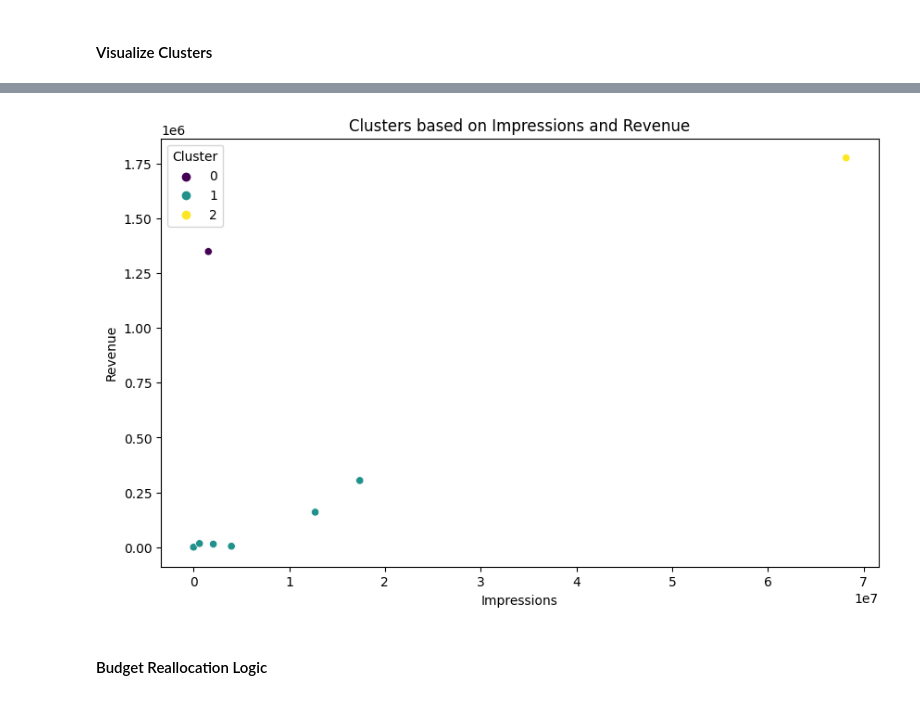
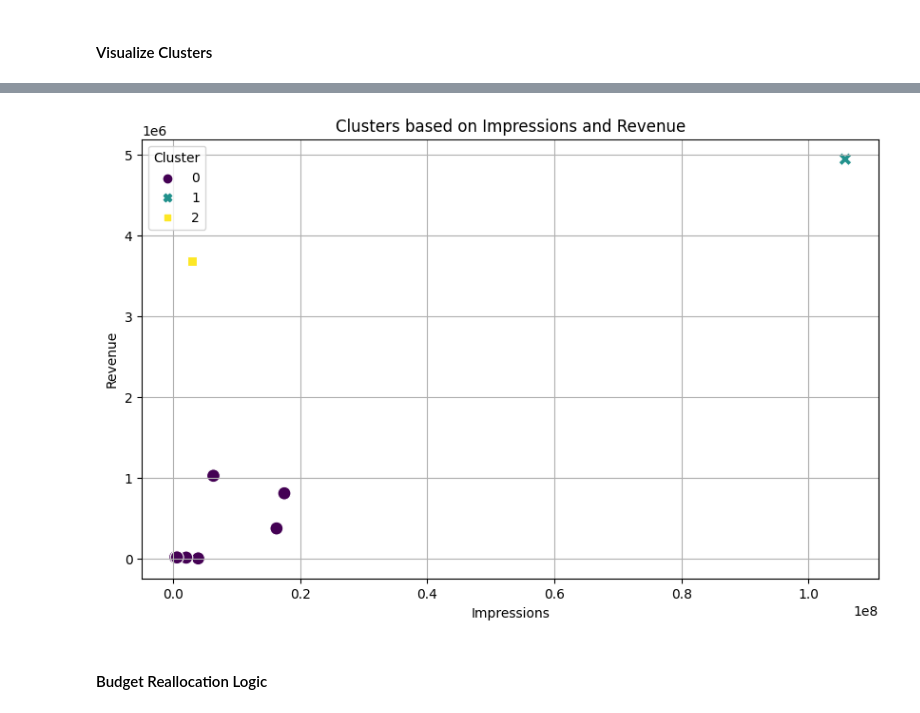
Before and after one commit to NITRR-Vivek/ai-media-ecommerce-investment-plan, a Jupyter notebook: code1.ipynb, the cells around one changed output, grey strips where cells are left out. Saved outputs shown, nothing was run; the diff lists cells and outputs as text; code cells hidden in the pictures.

```diff
--- a/code1.ipynb
+++ b/code1.ipynb
@@ -61,5 +166,7 @@ website_landings_df['Is Converted'] = website_landings_df['Is Converted'].astype
 # %%
-# Feature Engineering: Aggregating Data
-ads_data['CTR'] = ads_data['Clicks'] / ads_data['Impressions']
-ads_data['CPC'] = ads_data['Cost'] / ads_data['Clicks']
-ads_data['CPM'] = ads_data['Cost'] / ads_data['Impressions'] * 1000
+ads_data['CTR'] = ads_data['Clicks'] / ads_data['Impressions'] # Click-Through Rate
+ads_data['CPC'] = ads_data['Cost'] / ads_data['Clicks'] # Cost Per Click
+ads_data['CPA'] = ads_data['Cost'] / ads_data['Conversions'] # Cost Per Acquisition
+# %%
+ads_data.replace([np.inf, -np.inf], np.nan, inplace=True)
+ads_data.fillna(0, inplace=True)
@@ -102,7 +208,7 @@ X = scaler.fit_transform(performance_summary[['Impressions', 'Clicks', 'Cost', '
 # %% [markdown]
 #### Apply KMeans Clustering
 # %%
-kmeans = KMeans(n_clusters=3, random_state=42)
+kmeans = KMeans(n_clusters=3, random_state=42, n_init=10)
 performance_summary['Cluster'] = kmeans.fit_predict(X)
 # %% [markdown]
 #### Visualize Clusters
@@ -109,10 +227,24 @@ performance_summary['Cluster'] = kmeans.fit_predict(X)
 # %%
 plt.figure(figsize=(10, 6))
-sns.scatterplot(x='Impressions', y='Revenue', hue='Cluster', data=performance_summary, palette='viridis')
+sns.scatterplot(
+    data=performance_summary,
+    x='Impressions',
+    y='Revenue',
+    hue='Cluster',
+    palette='viridis',
+    style='Cluster',
+    s=100,
+    legend='full'
+)
+
 plt.title('Clusters based on Impressions and Revenue')
+plt.xlabel('Impressions')
+plt.ylabel('Revenue')
+plt.legend(title='Cluster')
+plt.grid(True)
 plt.show()
 # %% [output]
-[figure, old version]
+[figure, new version]
 # %%
 X = ads_data[['Impressions', 'Clicks', 'Cost']]
 y = ads_data['Conversions']
```
Also changed, not shown: parts of 51 cells of this notebook.
